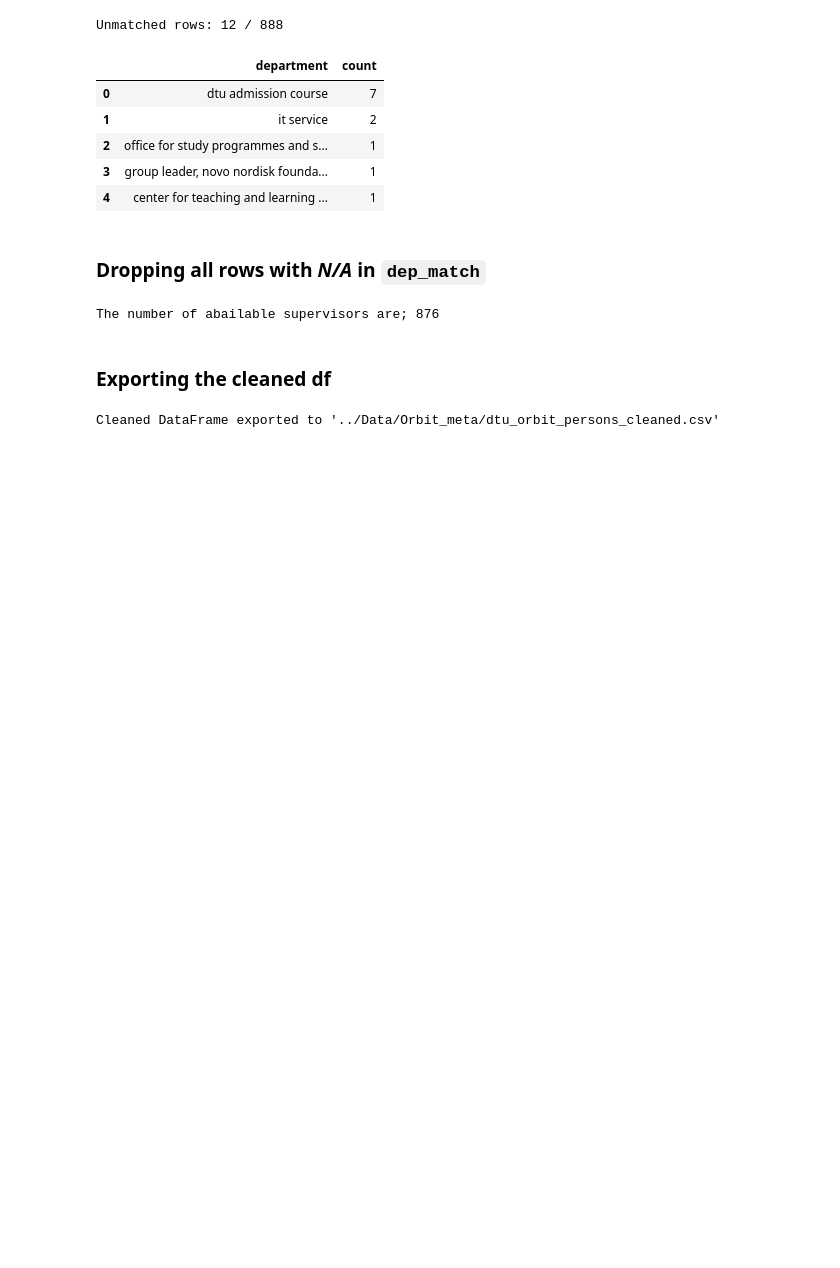
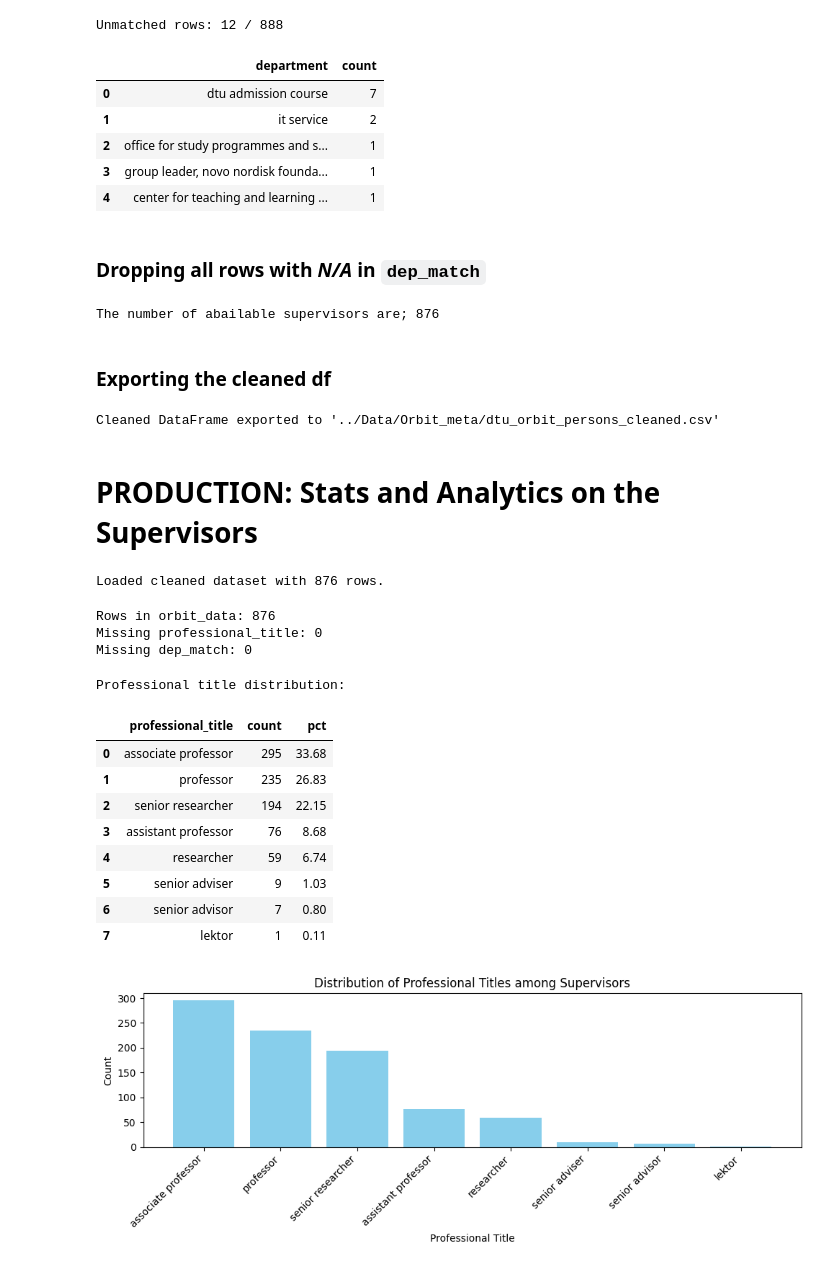
Before and after one commit to OliverKviat/Thesis_OCR, a Jupyter notebook: exploring_data/Cleaning_Orbit_Meta.ipynb, the cells around one changed output. Cells and saved outputs as stored; diff of their text form; code cells hidden in the pictures; blank space fills up the shorter version.

Commit message:
done some plotting for supervisors meta data

```diff
--- a/exploring_data/Cleaning_Orbit_Meta.ipynb
+++ b/exploring_data/Cleaning_Orbit_Meta.ipynb
@@ -264,3 +264,67 @@ else:
     print("Export skipped.")
 # %% [output]
 Cleaned DataFrame exported to '../Data/Orbit_meta/dtu_orbit_persons_cleaned.csv'
+# %% [markdown]
+# PRODUCTION: Stats and Analytics on the Supervisors
+# %%
+# Imports
+import matplotlib.pyplot as plt
+import pandas as pd
+
+pd.set_option("display.max_colwidth", None)  # Show full text in cells
+orbit_data = pd.read_csv('../Data/Orbit_meta/Cleaned/dtu_orbit_persons_cleaned.csv')
+print(f"Loaded cleaned dataset with {len(orbit_data)} rows.")
+# %% [output]
+Loaded cleaned dataset with 876 rows.
+# %%
+# Exploratory analytics on supervisors by professional title and DTU department
+# Main columns used: "professional_title" and "dep_match"
+
+# 1) Basic checks
+required_cols = ["professional_title", "dep_match"]
+missing_cols = [c for c in required_cols if c not in orbit_data.columns]
+if missing_cols:
+    raise ValueError(f"Missing required columns in orbit_data: {missing_cols}")
+
+n_rows = len(orbit_data)
+print(f"Rows in orbit_data: {n_rows}")
+print(f"Missing professional_title: {orbit_data['professional_title'].isna().sum()}")
+print(f"Missing dep_match: {orbit_data['dep_match'].isna().sum()}")
+# %% [output]
+Rows in orbit_data: 876
+Missing professional_title: 0
+Missing dep_match: 0
+# %%
+# 2) Distribution of professional titles
+print("\nProfessional title distribution:")
+# 2.1) Table of distribution of professional titles
+title_stats = (
+    orbit_data["professional_title"]
+    .value_counts(dropna=False)
+    .rename_axis("professional_title")
+    .reset_index(name="count")
+)
+title_stats["pct"] = (title_stats["count"] / n_rows * 100).round(2)
+display(title_stats)
+
+# 2.2) Bar chart of distribution of professional titles
+plt.figure(figsize=(10, 4))
+plt.bar(title_stats["professional_title"], title_stats["count"], color="skyblue")
+plt.xlabel("Professional Title")
+plt.ylabel("Count")
+plt.title("Distribution of Professional Titles among Supervisors")
+plt.xticks(rotation=45, ha="right")
+plt.tight_layout()
+plt.show()
+# %% [output]
+Professional title distribution:
+|  | professional_title | count | pct |
+| 0 | associate professor | 295 | 33.68 |
+| 1 | professor | 235 | 26.83 |
+| 2 | senior researcher | 194 | 22.15 |
+| 3 | assistant professor | 76 | 8.68 |
+| 4 | researcher | 59 | 6.74 |
+| 5 | senior adviser | 9 | 1.03 |
+| 6 | senior advisor | 7 | 0.80 |
+| 7 | lektor | 1 | 0.11 |
+[figure, added]
```
Also changed, not shown: parts of 4 cells of this notebook.
